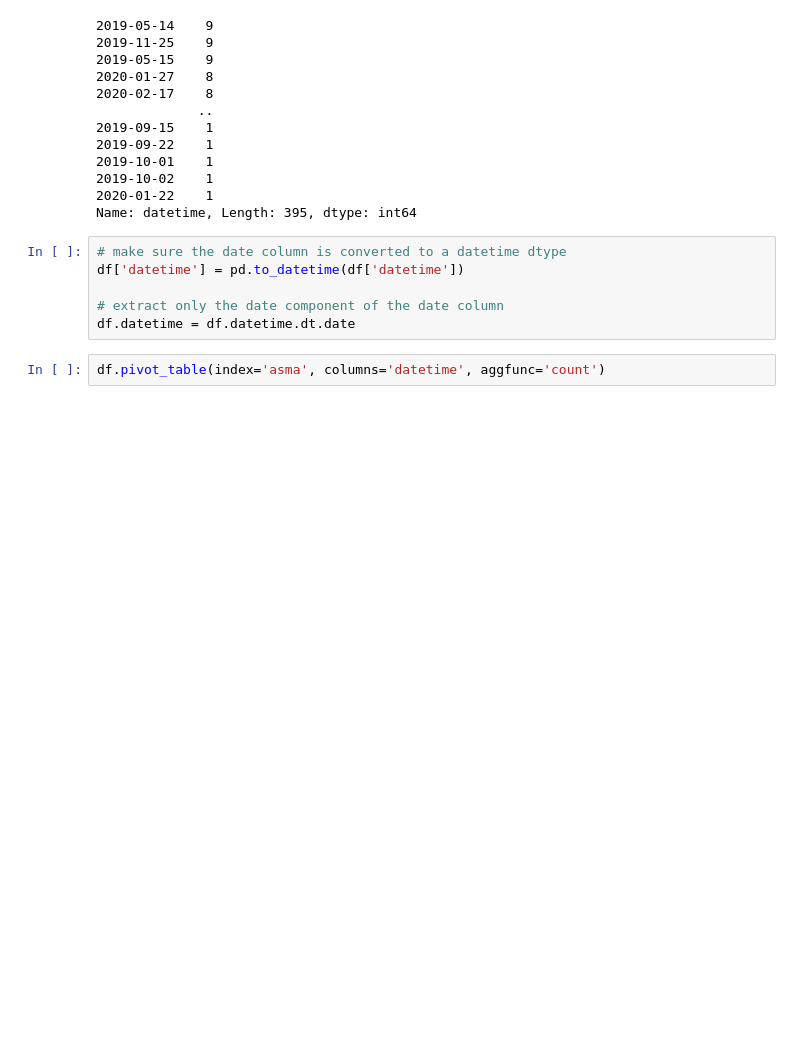
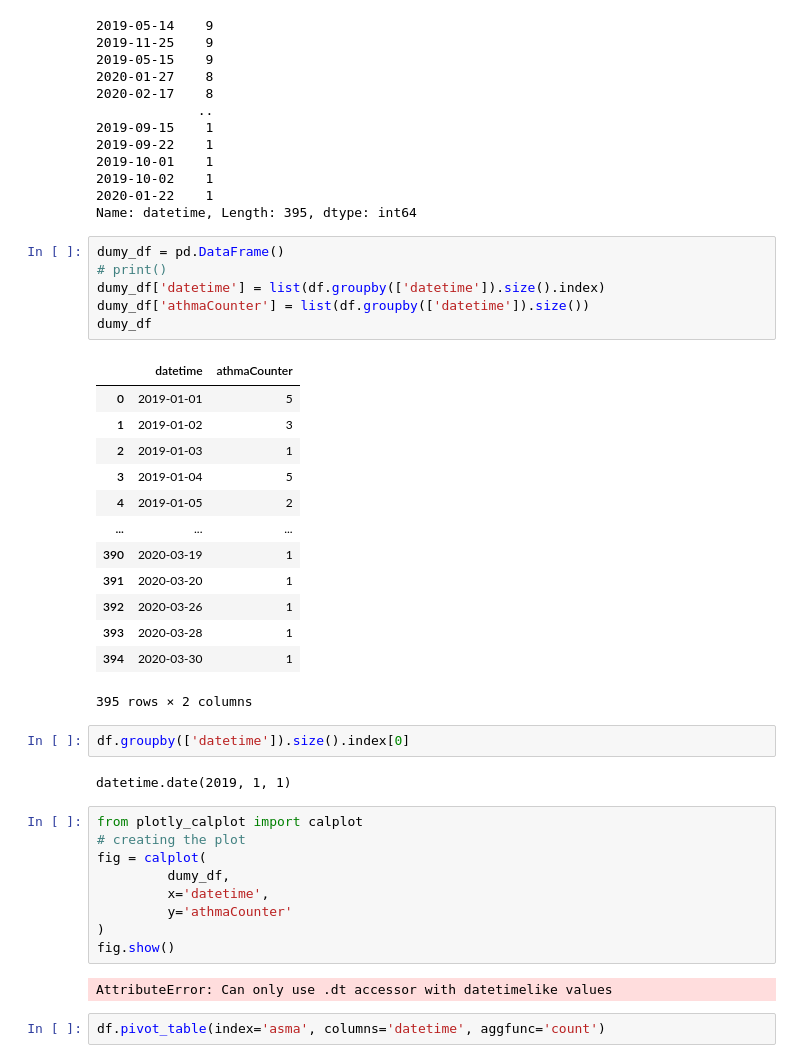
Before and after one commit to Zabyaaboaljadayel/Asthma_Alert, a Jupyter notebook: data cleaning and visualization.ipynb, the cells around one changed output. Saved outputs shown, nothing was run; the diff lists cells and outputs as text; blank space fills up the shorter version.

```diff
--- a/data cleaning and visualization.ipynb
+++ b/data cleaning and visualization.ipynb
@@ -50,12 +50,41 @@ df['datetime'].value_counts()
 2019-10-02    1
 2020-01-22    1
 Name: datetime, Length: 395, dtype: int64
+# %%
+dumy_df = pd.DataFrame()
+# print()
+dumy_df['datetime'] = list(df.groupby(['datetime']).size().index)
+dumy_df['athmaCounter'] = list(df.groupby(['datetime']).size())
+dumy_df
+# %% [output]
+|  | datetime | athmaCounter |
+| 0 | 2019-01-01 | 5 |
+| 1 | 2019-01-02 | 3 |
+| 2 | 2019-01-03 | 1 |
+| 3 | 2019-01-04 | 5 |
+| 4 | 2019-01-05 | 2 |
+| ... | ... | ... |
+| 390 | 2020-03-19 | 1 |
+| 391 | 2020-03-20 | 1 |
+| 392 | 2020-03-26 | 1 |
+| 393 | 2020-03-28 | 1 |
+| 394 | 2020-03-30 | 1 |
+395 rows × 2 columns
+# %%
+df.groupby(['datetime']).size().index[0]
+# %% [output]
+datetime.date(2019, 1, 1)
 # %%
-# make sure the date column is converted to a datetime dtype
-df['datetime'] = pd.to_datetime(df['datetime'])
-
-# extract only the date component of the date column
-df.datetime = df.datetime.dt.date
+from plotly_calplot import calplot
+# creating the plot
+fig = calplot(
+         dumy_df,
+         x='datetime',
+         y='athmaCounter'
+)
+fig.show()
+# %% [output]
+AttributeError: Can only use .dt accessor with datetimelike values
 # %%
 df.pivot_table(index='asma', columns='datetime', aggfunc='count')
 # %% [output]
```
Also changed, not shown: 3 other files.
